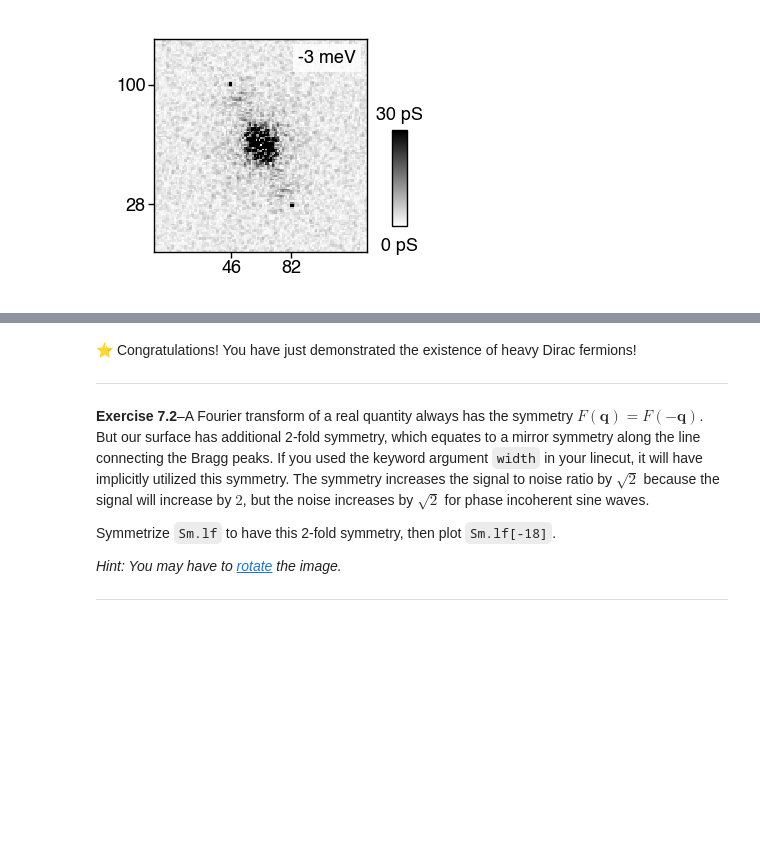
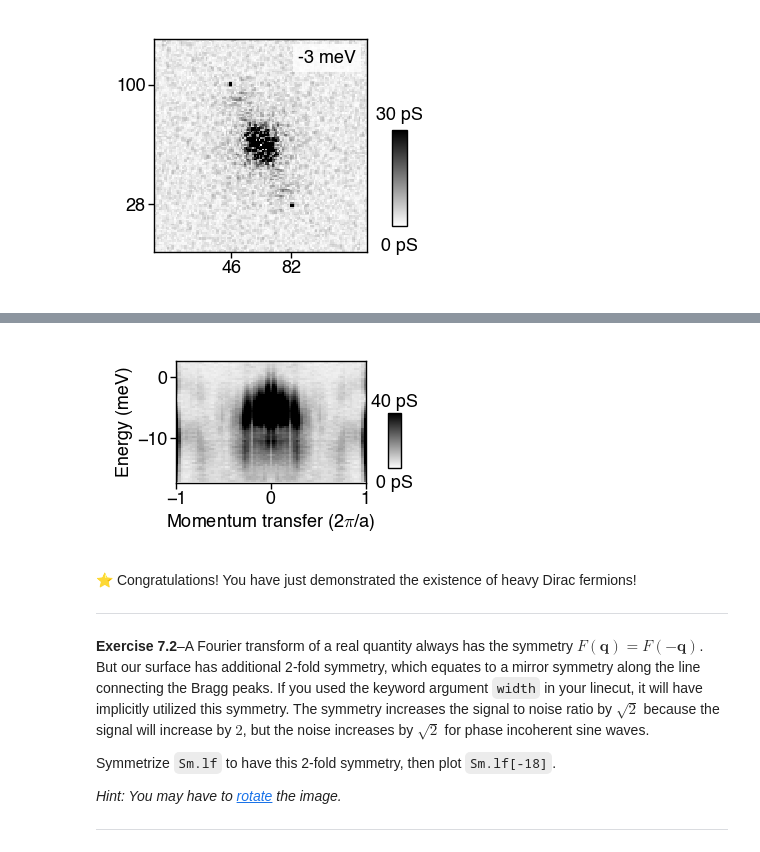
Before and after one commit to harrispirie/stmpy, a Jupyter notebook: stmpy/doc/Stmpy 101 - getting started.ipynb, the cells around one changed output, grey strips where cells are left out. Cells and saved outputs as stored; diff of their text form; code cells hidden in the pictures; blank space fills up the shorter version.

Commit message:
stmpy 101 - Add solutions to Ex 7.1 and 7.2

```diff
--- a/stmpy/doc/Stmpy 101 - getting started.ipynb
+++ b/stmpy/doc/Stmpy 101 - getting started.ipynb
@@ -1032,6 +1032,17 @@ Your image should look something like this:
 <img src="img/IMG_Ex7-1.png" alt="drawing" width="30%"/>
 
 _Hint: `imshow` lets you supply a keyword argument `extent`, which defines your x and y range for the image._
+# %%
+r, sm.lc = stmpy.tools.linecut(sm.lf, (46,100), (82,28), width=10)
+# This linecut tool takes a perpendicular average of width=10 pixels
+figure(figsize=[1.3, 0.9])
+imshow(sm.lc, cmap=stmpy.cm.gray_r, clim=(0,40), extent=[-1,1,sm.en[0],sm.en[-1]], rasterized=True)
+xlabel('Momentum transfer (2$\pi$/a)')
+ylabel('Energy (meV)')
+stmpy.image.add_cbar(fs=6.5, units='pS', sf=0)
+tight_layout(0.1)
+# %% [output]
+[figure, added]
 # %% [markdown]
 ⭐️ Congratulations! You have just demonstrated the existence of heavy Dirac fermions!
 
```
Also changed, not shown: parts of 1 cell of this notebook.
